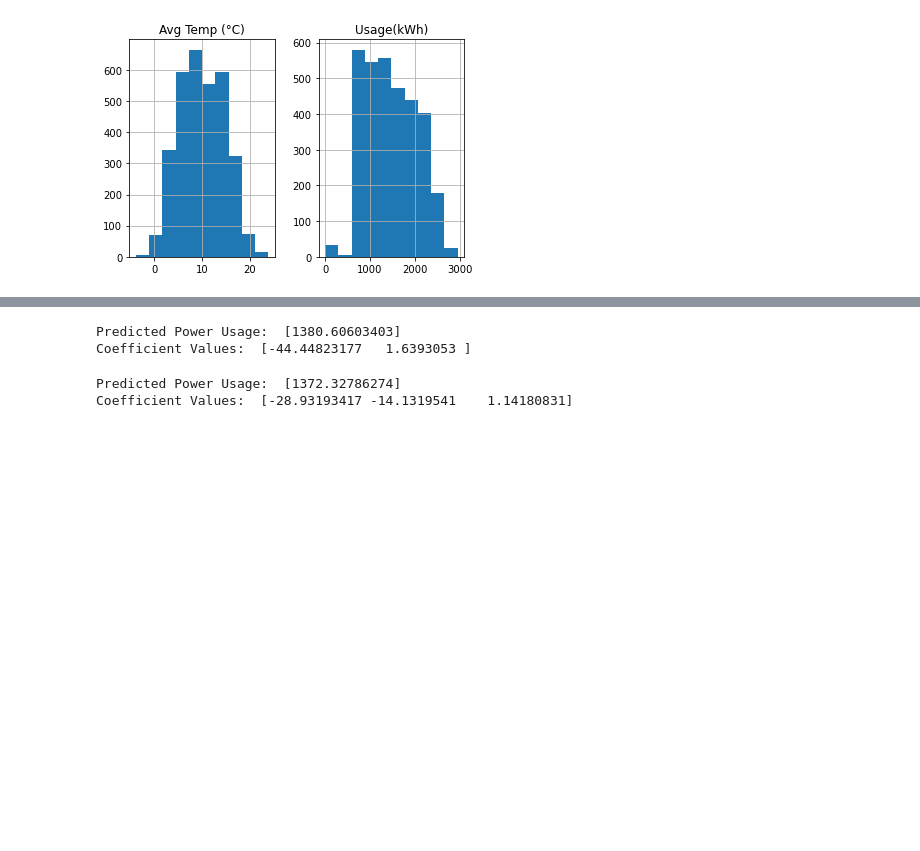
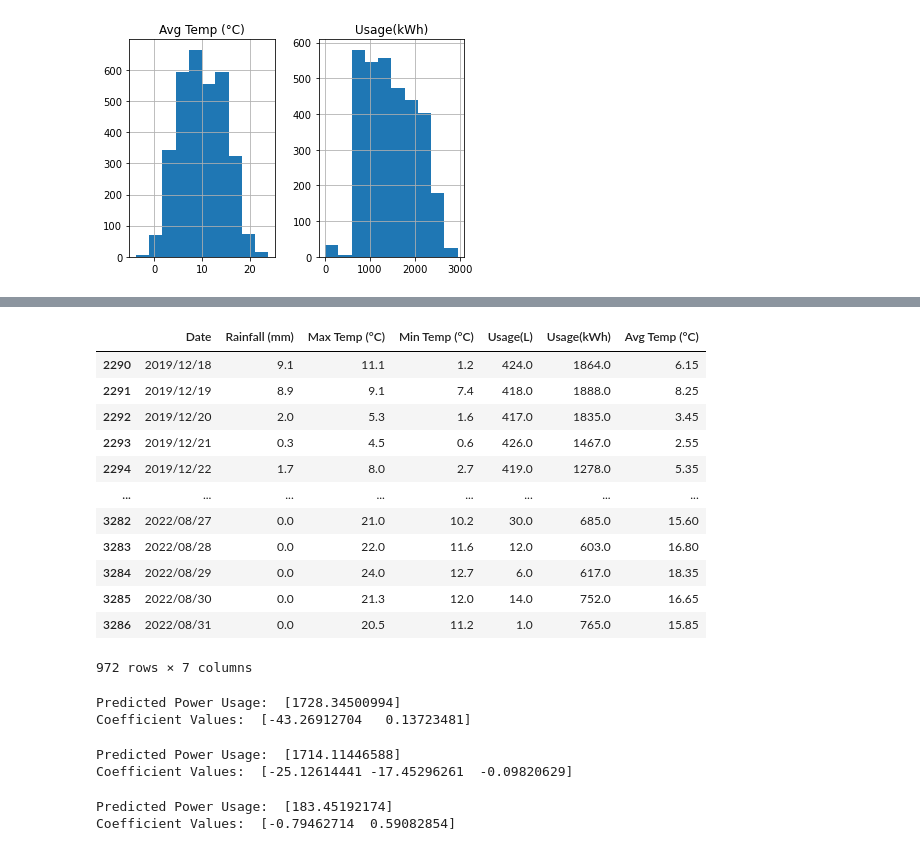
Before and after one commit to arnas-mag/3rd_Year_Project, a Jupyter notebook: written_documents/Water_and_Power_Prediction.ipynb, the cells around one changed output, grey strips where cells are left out. Drawn from its saved outputs; the diff is of its cells as text; code cells hidden in the pictures; blank space fills up the shorter version.

```diff
--- a/written_documents/Water_and_Power_Prediction.ipynb
+++ b/written_documents/Water_and_Power_Prediction.ipynb
@@ -138,16 +176,38 @@ array([[<AxesSubplot:title={'center':'Avg Temp (°C)'}>,
+# %%
+testing = alldata.loc[(alldata['Date'] >= '2019/12/18') & (alldata['Date'] <= '2022/08/31')]
+
+# Verifying that the amount of rows in the training dataframe is correct
+testing
+# %% [output]
+|  | Date | Rainfall (mm) | Max Temp (°C) | Min Temp (°C) | Usage(L) | Usage(kWh) | Avg Temp (°C) |
+| 2290 | 2019/12/18 | 9.1 | 11.1 | 1.2 | 424.0 | 1864.0 | 6.15 |
+| 2291 | 2019/12/19 | 8.9 | 9.1 | 7.4 | 418.0 | 1888.0 | 8.25 |
+| 2292 | 2019/12/20 | 2.0 | 5.3 | 1.6 | 417.0 | 1835.0 | 3.45 |
+| 2293 | 2019/12/21 | 0.3 | 4.5 | 0.6 | 426.0 | 1467.0 | 2.55 |
+| 2294 | 2019/12/22 | 1.7 | 8.0 | 2.7 | 419.0 | 1278.0 | 5.35 |
+| ... | ... | ... | ... | ... | ... | ... | ... |
+| 3282 | 2022/08/27 | 0.0 | 21.0 | 10.2 | 30.0 | 685.0 | 15.60 |
+| 3283 | 2022/08/28 | 0.0 | 22.0 | 11.6 | 12.0 | 603.0 | 16.80 |
+| 3284 | 2022/08/29 | 0.0 | 24.0 | 12.7 | 6.0 | 617.0 | 18.35 |
+| 3285 | 2022/08/30 | 0.0 | 21.3 | 12.0 | 14.0 | 752.0 | 16.65 |
+| 3286 | 2022/08/31 | 0.0 | 20.5 | 11.2 | 1.0 | 765.0 | 15.85 |
+972 rows × 7 columns
 # %%
+# Multiple Linear Regression Algorithm to predict power usage in kWh using Average Temperature and Rainfall
+
 # Setting Independant Values to X and Dependant values to y
-X = alldata[['Avg Temp (°C)','Rainfall (mm)', ]]
-y = alldata['Usage(kWh)']
+X = training[['Avg Temp (°C)','Rainfall (mm)', ]]
+y = training['Usage(kWh)']
 
 # Creating Linear Regression Object
 regr = linear_model.LinearRegression()
 
-# Calling fit() method which takes independent and dependent values as parameters and fills the regression object with data that describes the relationship
+# Calling fit() method which takes independent and dependent values as parameters and fills the regression object
+# with data that describes the relationship
 regr.fit(X,y)
 
 # Prediction of power usage in first row using Average temp and Rainfall
-predictPower = regr.predict([[12.4, 12.55]])
+predictPower = regr.predict([[6.15, 9.1]])
 
 # Printing Power Usage Prediction
 print('Predicted Power Usage: ', predictPower)
@@ -155,21 +215,24 @@ print('Predicted Power Usage: ', predictPower)
 # Printing coefficient values for regression object
 print('Coefficient Values: ', regr.coef_)
 # %% [output]
-Predicted Power Usage:  [1380.60603403]
-Coefficient Values:  [-44.44823177   1.6393053 ]
+Predicted Power Usage:  [1728.34500994]
+Coefficient Values:  [-43.26912704   0.13723481]
 # %%
+# Multiple Linear Regression Algorithm to predict power usage in kWh using Max Temperature, Min Temperature and Rainfall
+
 # Setting Independant Values to X and Dependant values to y
-X = alldata[['Max Temp (°C)', 'Min Temp (°C)', 'Rainfall (mm)', ]]
-y = alldata['Usage(kWh)']
+X = training[['Max Temp (°C)', 'Min Temp (°C)', 'Rainfall (mm)', ]]
+y = training['Usage(kWh)']
 
 # Creating Linear Regression Object
 regr = linear_model.LinearRegression()
 
-# Calling fit() method which takes independent and dependent values as parameters and fills the regression object with data that describes the relationship
+# Calling fit() method which takes independent and dependent values as parameters and fills the regression object
+# with data that describes the relationship
 regr.fit(X,y)
 
 # Prediction of power usage in first row using Max temp, Min temp and Rainfall
-predictPower = regr.predict([[16.2, 8.9, 12.4]])
+predictPower = regr.predict([[11.1, 1.2, 9.1]])
 
 # Printing Power Usage Prediction
 print('Predicted Power Usage: ', predictPower)
@@ -177,5 +240,30 @@ print('Predicted Power Usage: ', predictPower)
 # Printing coefficient values for regression object
 print('Coefficient Values: ', regr.coef_)
 # %% [output]
-Predicted Power Usage:  [1372.32786274]
-Coefficient Values:  [-28.93193417 -14.1319541    1.14180831]
+Predicted Power Usage:  [1714.11446588]
+Coefficient Values:  [-25.12614441 -17.45296261  -0.09820629]
+# %%
+# Multiple Linear Regression Algorithm to predict water usage in L using Average Temperature and Rainfall
+
+# Setting Independant Values to X and Dependant values to y
+X = training[['Avg Temp (°C)','Rainfall (mm)', ]]
+y = training['Usage(L)']
+
+# Creating Linear Regression Object
+regr = linear_model.LinearRegression()
+
+# Calling fit() method which takes independent and dependent values as parameters and fills the regression object
+# with data that describes the relationship
+regr.fit(X,y)
+
+# Prediction of power usage in first row using Average temp and Rainfall
+predictPower = regr.predict([[6.15, 9.1]])
+
+# Printing Power Usage Prediction
+print('Predicted Power Usage: ', predictPower)
+
+# Printing coefficient values for regression object
+print('Coefficient Values: ', regr.coef_)
+# %% [output]
+Predicted Power Usage:  [183.45192174]
+Coefficient Values:  [-0.79462714  0.59082854]
```
Also changed, not shown: parts of 3 cells of this notebook.
